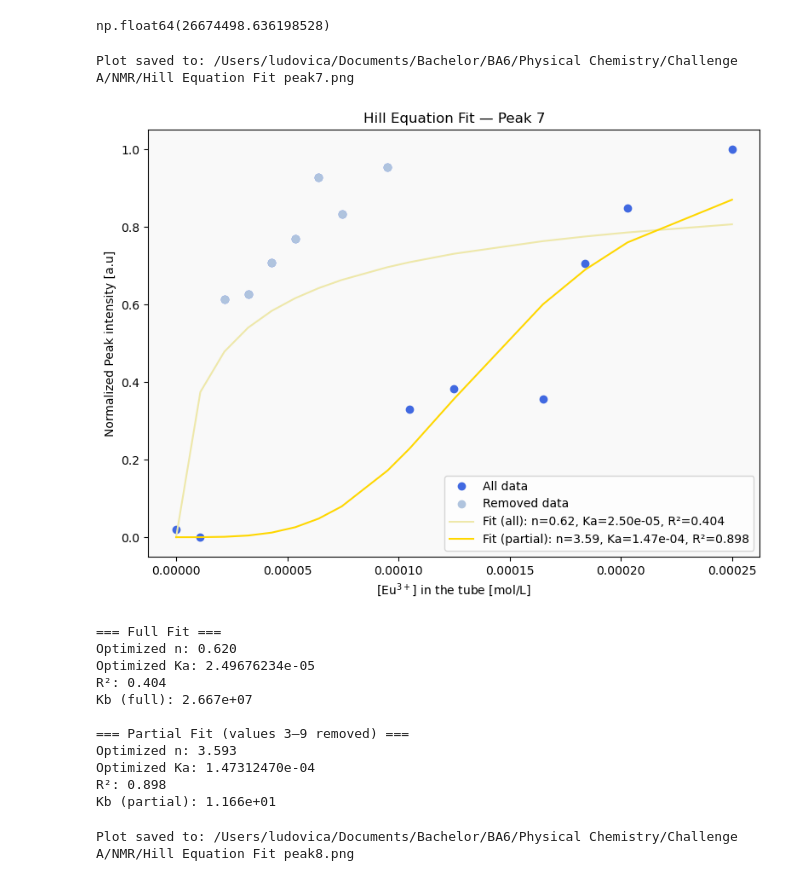
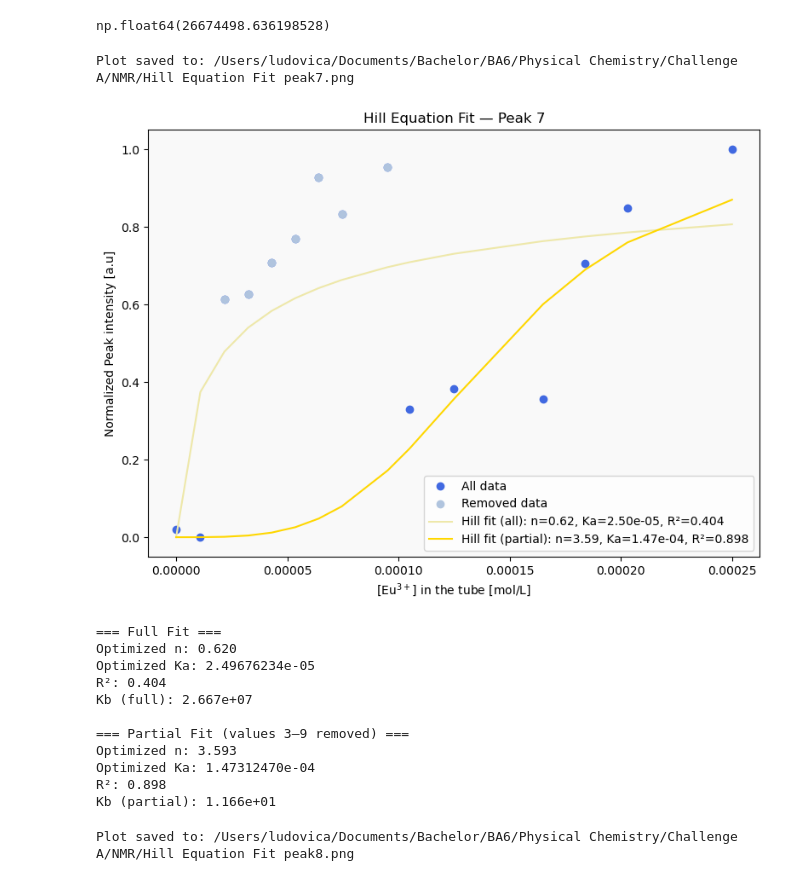
Before and after one commit to fracaludo/physicalchem, a Jupyter notebook: A/NMR/Kd.ipynb, the cells around one changed output. Saved outputs shown, nothing was run; the diff lists cells and outputs as text; code cells hidden in the pictures.

```diff
--- a/A/NMR/Kd.ipynb
+++ b/A/NMR/Kd.ipynb
@@ -395,8 +395,8 @@ r2_partial = r2_score(ycbien_fit, hill_eq(xd_fit, *popt_partial))
 plt.figure(figsize=(8, 6))
 plt.plot(xd, ycbien, 'o', color="royalblue", label='All data')
 plt.plot(xd_removed, ycbien_removed, 'o', color="lightsteelblue", label='Removed data')
-plt.plot(xd, y_fit_all, '-', color="palegoldenrod", label=f'Fit (all): n={n_all:.2f}, Ka={Ka_all:.2e}, R²={r2_all:.3f}')
-plt.plot(xd, y_fit_partial, '-', color="gold", label=f'Fit (partial): n={n_partial:.2f}, Ka={Ka_partial:.2e}, R²={r2_partial:.3f}')
+plt.plot(xd, y_fit_all, '-', color="palegoldenrod", label=f'Hill fit (all): n={n_all:.2f}, Ka={Ka_all:.2e}, R²={r2_all:.3f}')
+plt.plot(xd, y_fit_partial, '-', color="gold", label=f'Hill fit (partial): n={n_partial:.2f}, Ka={Ka_partial:.2e}, R²={r2_partial:.3f}')
 
 plt.xlabel('[Eu$^{3+}$] in the tube [mol/L]')
 plt.ylabel('Normalized Peak intensity [a.u]')
@@ -404,34 +404,34 @@ plt.title('Hill Equation Fit — Peak 7')
 plt.legend()
 plt.gca().set_facecolor('#f9f9f9')
 plt.tight_layout()
 
 # Save plot
 def save_plot(directory, filename="Hill Equation Fit peak7.png", format="png"):
     if not os.path.exists(directory):
         os.makedirs(directory)
     filepath = os.path.join(directory, filename)
     plt.savefig(filepath, format=format, dpi=600, bbox_inches="tight")
     print(f"Plot saved to: {filepath}")
 
 save_plot("/Users/ludovica/Documents/Bachelor/BA6/Physical Chemistry/Challenge A/NMR")
 
 plt.show()
 
 # Print fitted values
 print("=== Full Fit ===")
 print(f'Optimized n: {n_all:.3f}')
 print(f'Optimized Ka: {Ka_all:.8e}')
 print(f'R²: {r2_all:.3f}')
 print(f'Kb (full): {1 / (Ka_all)**(1/n_all):.3e}')
 
 print("\n=== Partial Fit (values 3–9 removed) ===")
 print(f'Optimized n: {n_partial:.3f}')
 print(f'Optimized Ka: {Ka_partial:.8e}')
 print(f'R²: {r2_partial:.3f}')
 print(f'Kb (partial): {1 / (Ka_partial)**(1/n_partial):.3e}')
 # %% [output]
 Plot saved to: /Users/ludovica/Documents/Bachelor/BA6/Physical Chemistry/Challenge A/NMR/Hill Equation Fit peak7.png
-[figure, old version]
+[figure, new version]
 === Full Fit ===
 Optimized n: 0.620
 Optimized Ka: 2.49676234e-05
```
